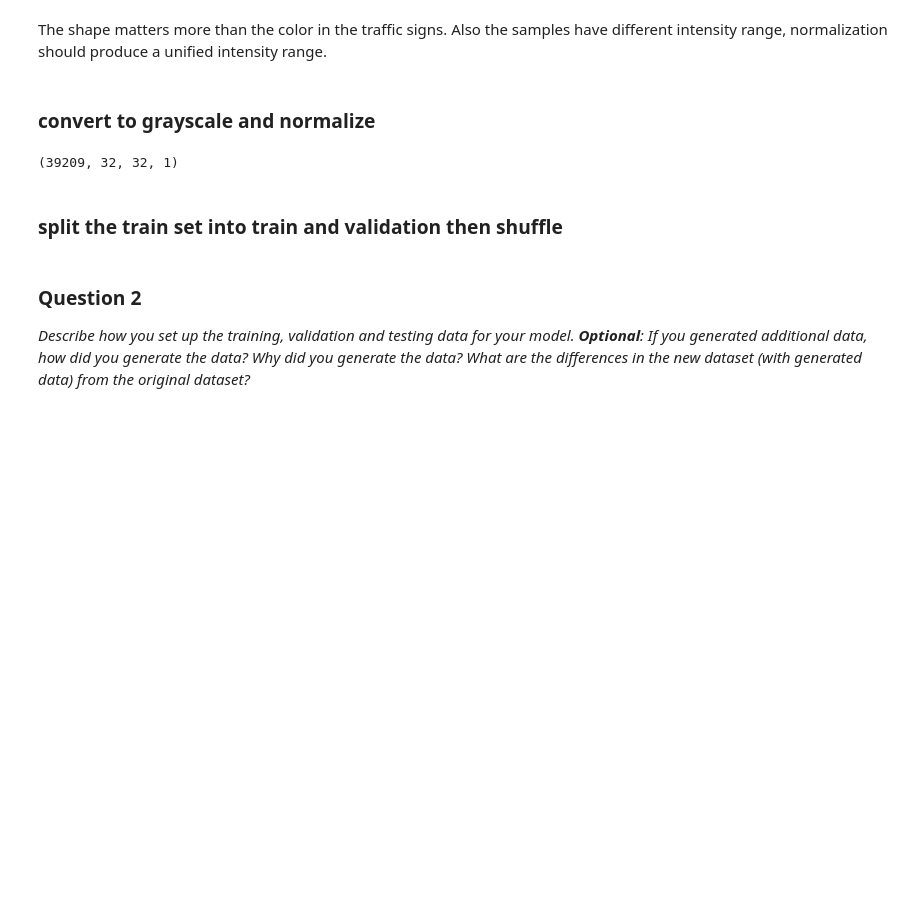
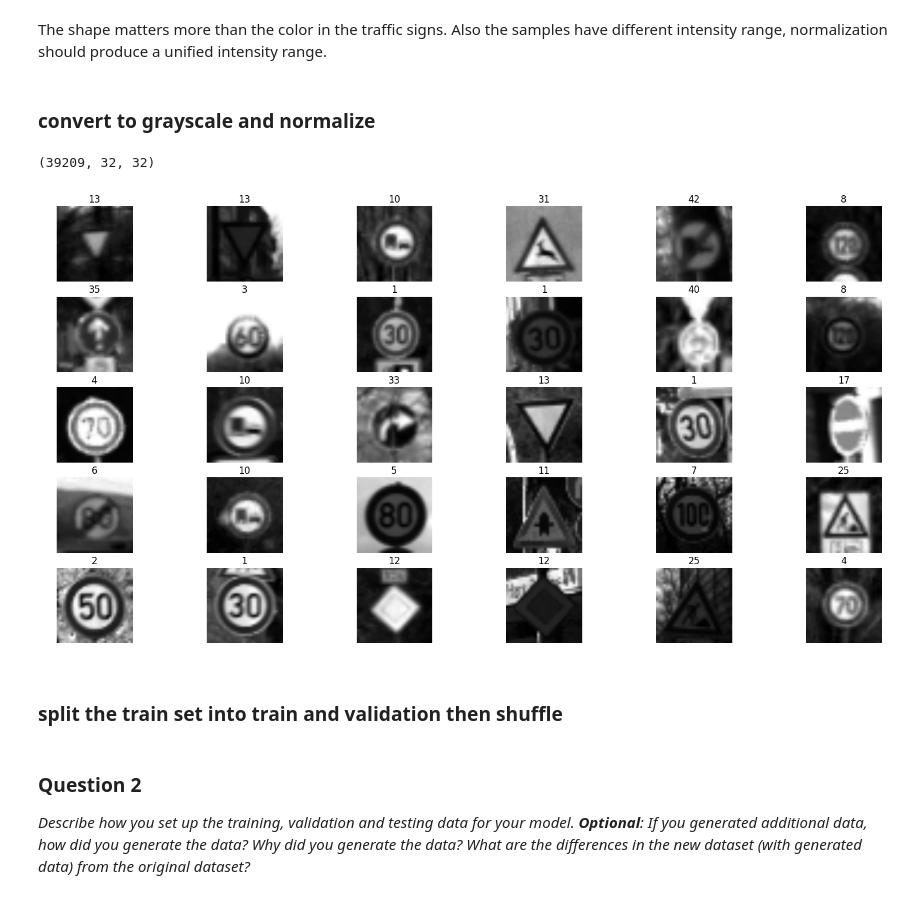
Before and after one commit to ab1153/CarND-Traffic-Sign-Classifier-Project, a Jupyter notebook: Traffic_Sign_Classifier.ipynb, the cells around one changed output. Saved outputs shown, nothing was run; the diff lists cells and outputs as text; code cells hidden in the pictures; blank space fills up the shorter version.

```diff
--- a/Traffic_Sign_Classifier.ipynb
+++ b/Traffic_Sign_Classifier.ipynb
@@ -33,8 +34,8 @@ if not os.path.exists(dir):
     shutil.unpack_archive(file_name, 'data')
 
 
-training_file = 'data/train.p'
-testing_file = 'data/test.p'
+training_file = dir + '/train.p'
+testing_file = dir + '/test.p'
 
 with open(training_file, mode='rb') as f:
     train = pickle.load(f)
@@ -143,14 +139,25 @@ The shape matters more than the color in the traffic signs. Also the samples hav
 def convert_img(X):
     X = 0.299 * X[:, :, :, 0] + 0.587 * X[:, :, :, 1] + 0.114 * X[:, :, :, 2]
     X = (X - np.mean(X)) / (np.max(X) - np.min(X))
-    return X[..., None]
+    return X
 
 X_train = convert_img(X_train)
 X_test = convert_img(X_test)
 
 X_train.shape
 # %% [output]
-(39209, 32, 32, 1)
+(39209, 32, 32)
+# %%
+samples = random.sample(range(n_train), 30)
+_, axes = plt.subplots(5,6,figsize=(20,10))
+for j in range(5):
+    for i in range(6):
+        axes[j,i].axis('off')
+        img_i = i + j*6
+        axes[j,i].imshow(X_train[samples[img_i]], cmap='gray')
+        axes[j,i].set_title(str(y_train[samples[img_i]]))
+# %% [output]
+[figure, added]
 # %% [markdown]
 ### split the train set into train and validation then shuffle
 # %% [markdown]
```
Also changed, not shown: parts of 12 cells of this notebook, 3 other files.
